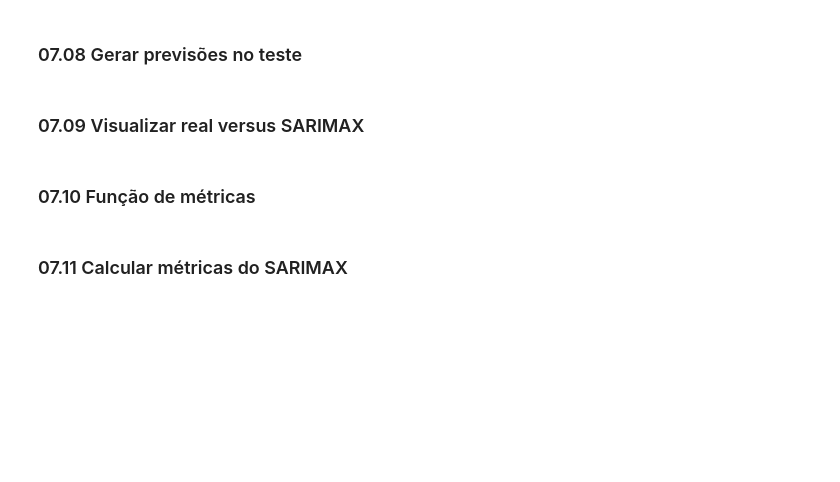
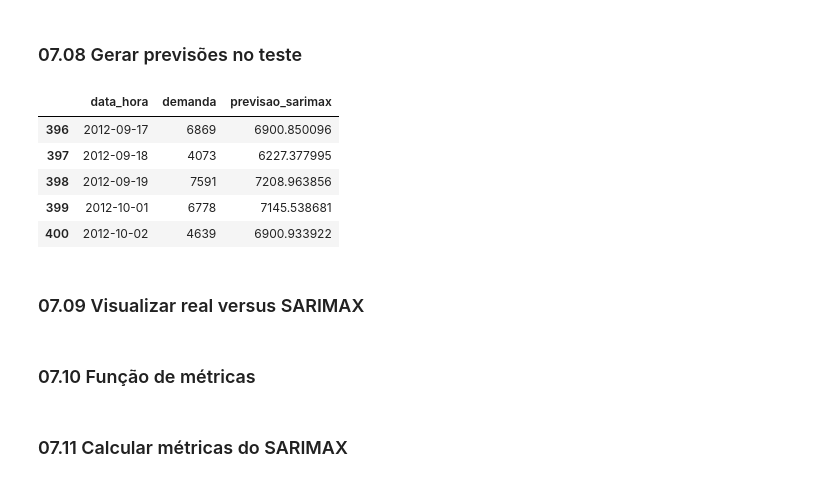
Before and after one commit to ariel-velardo/ALURA, a Jupyter notebook: series-temporais-bikes/notebooks/07_sarimax_variaveis_externas.ipynb, the cells around one changed output. Saved outputs shown, nothing was run; the diff lists cells and outputs as text; code cells hidden in the pictures; blank space fills up the shorter version.

```diff
--- a/series-temporais-bikes/notebooks/07_sarimax_variaveis_externas.ipynb
+++ b/series-temporais-bikes/notebooks/07_sarimax_variaveis_externas.ipynb
@@ -261,3 +261,19 @@ Vamos começar com a mesma estrutura sazonal do notebook anterior:
 A diferença agora é que o modelo também recebe `X_treino`.
 # %% [markdown]
 ### 07.07 Treinar SARIMAX
+# %%
+ordem_sarimax = (1,1,1)
+ordem_sazonal = (1,0,1,7)
+
+modelo_sarimax = SARIMAX(
+    y_treino,
+    exog=X_treino,
+    order=ordem_sarimax,
+    seasonal_order=ordem_sazonal,
+    enforce_stationarity=False,
+    enforce_invertibility=False
+)
+
+resultado_sarimax = modelo_sarimax.fit(disp=False)
+
+print(resultado_sarimax.summary())
@@ -264,5 +298,26 @@ A diferença agora é que o modelo também recebe `X_treino`.
 # %% [markdown]
 ### 07.08 Gerar previsões no teste
+# %%
+previsao_sarimax = resultado_sarimax.forecast(steps=len(y_teste),
+                                              exog=X_teste)
+
+teste_resultado = teste[
+    [
+        "data_hora",
+        "demanda"
+    ]
+].copy()
+
+teste_resultado["previsao_sarimax"] = previsao_sarimax.values
+
+teste_resultado.head()
+# %% [output]
+|  | data_hora | demanda | previsao_sarimax |
+| 396 | 2012-09-17 | 6869 | 6900.850096 |
+| 397 | 2012-09-18 | 4073 | 6227.377995 |
+| 398 | 2012-09-19 | 7591 | 7208.963856 |
+| 399 | 2012-10-01 | 6778 | 7145.538681 |
+| 400 | 2012-10-02 | 4639 | 6900.933922 |
 # %% [markdown]
 ### 07.09 Visualizar real versus SARIMAX
 # %%
```
Also changed, not shown: parts of 12 cells of this notebook, 5 other files.
